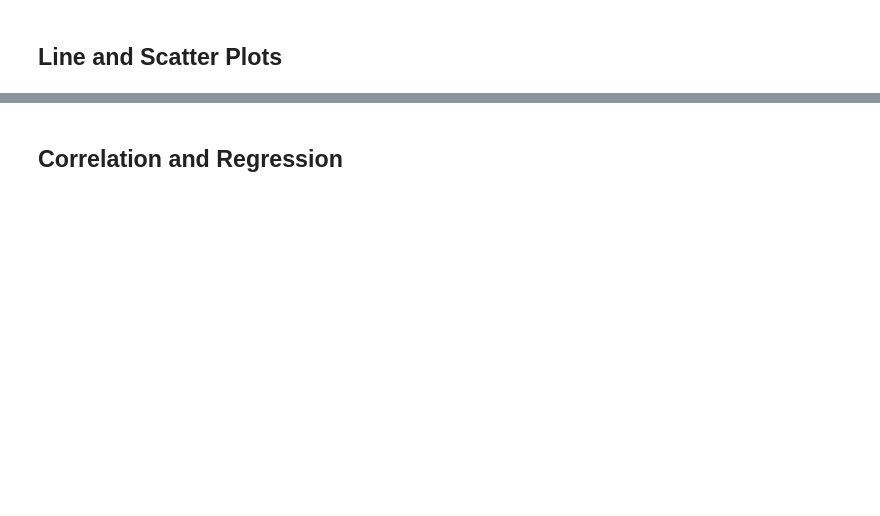
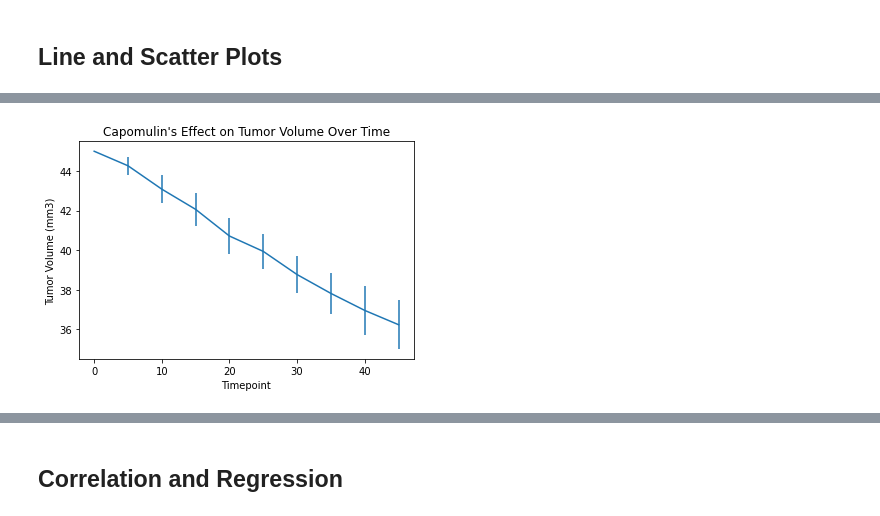
Before and after one commit to Nickfeliciano2/Matplotlib, a Jupyter notebook: Pymaceuticals/pymaceuticals_starter.ipynb, the cells around one changed output, grey strips where cells are left out. Saved outputs shown, nothing was run; the diff lists cells and outputs as text; code cells hidden in the pictures; blank space fills up the shorter version.

```diff
--- a/Pymaceuticals/pymaceuticals_starter.ipynb
+++ b/Pymaceuticals/pymaceuticals_starter.ipynb
@@ -353,2 +278,9 @@ y = pandas_bar_plot
 # %% [markdown]
 ## Line and Scatter Plots
+# %%
+capomulin = clean_df.loc[clean_df["Drug Regimen"] == "Capomulin"]
+
+capomulin_data = capomulin.groupby(['Timepoint']).agg(Tumor_Vol_Mean=("Tumor Volume (mm3)", np.mean),
+                                                      Tumor_Vol_SEM=("Tumor Volume (mm3)", st.sem)).round(3)
+
+capomulin_data.head(10)
@@ -355,2 +300,20 @@ y = pandas_bar_plot
 # %%
 # Generate a line plot of tumor volume vs. time point for a mouse treated with Capomulin
+
+
+timepoint = list(capomulin_data.index.values)
+
+
+plt.errorbar(timepoint,
+             capomulin_data["Tumor_Vol_Mean"],
+             yerr=capomulin_data["Tumor_Vol_SEM"],
+             label="Time Series of Tumor Volume for Capomulin")
+plt.title("Capomulin's Effect on Tumor Volume Over Time")
+plt.xlabel("Timepoint")
+plt.ylabel("Tumor Volume (mm3)")
+
+
+
+plt.show()
+# %% [output]
+[figure, added]
```
Also changed, not shown: parts of 34 cells of this notebook.
